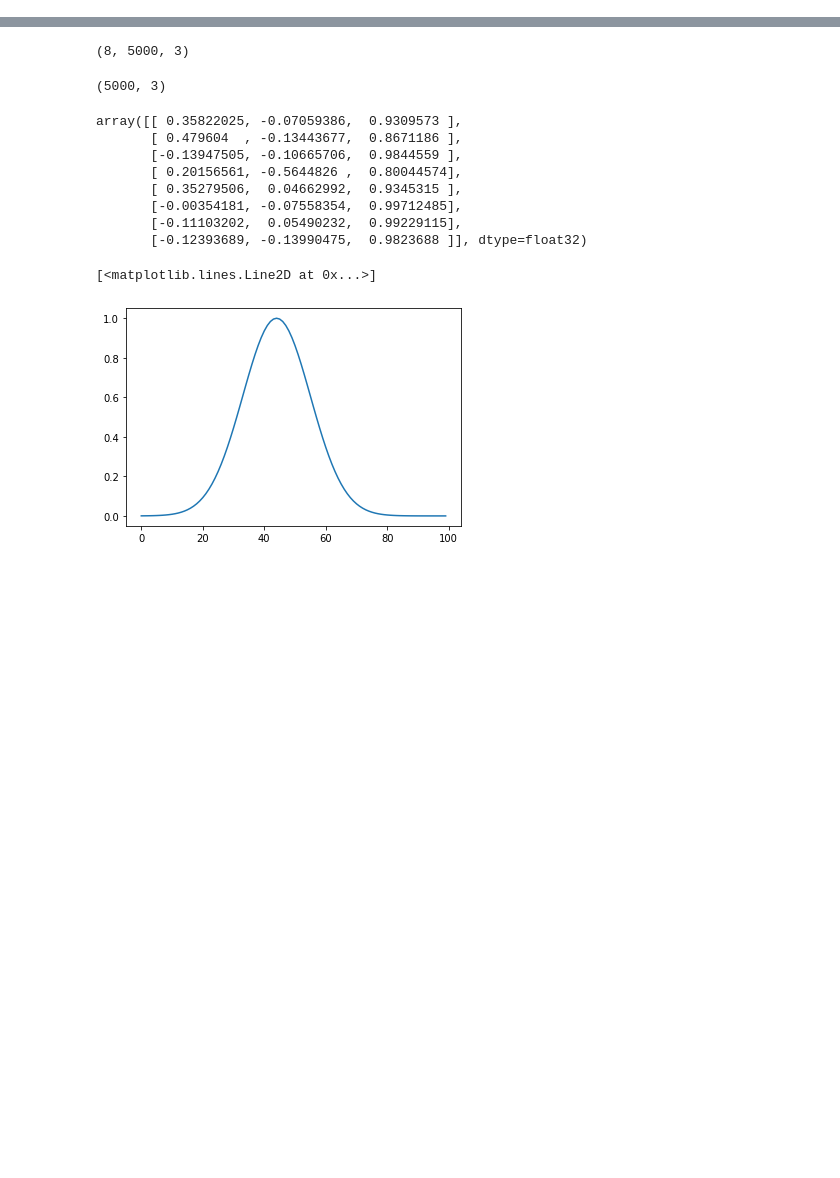
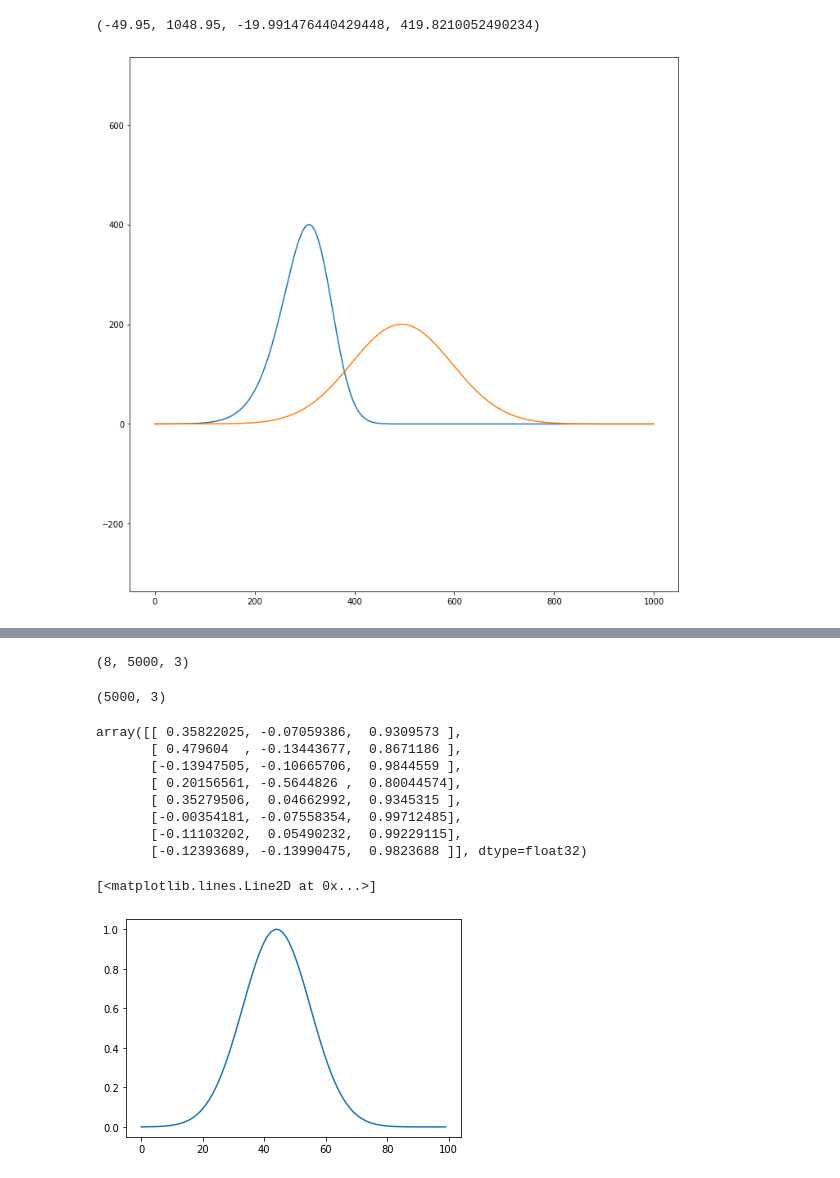
Before and after one commit to liangkaizhang/yet-another-jax-nerf, a Jupyter notebook: scripts/test_model.ipynb, the cells around one changed output, grey strips where cells are left out. Drawn from its saved outputs; the diff is of its cells as text; code cells hidden in the pictures; blank space fills up the shorter version.

```diff
--- a/scripts/test_model.ipynb
+++ b/scripts/test_model.ipynb
@@ -135,0 +84,7 @@ points.shape
+# %%
+plt.plot(weights[0, ...] * 50000)
+plt.plot(points_sigma[0, ...] * 200)
+plt.axis("equal")
+# %% [output]
+(-49.95, 1048.95, -19.991476440429448, 419.8210052490234)
+[figure, added]
```
Also changed, not shown: parts of 11 cells of this notebook, 2 other files.
